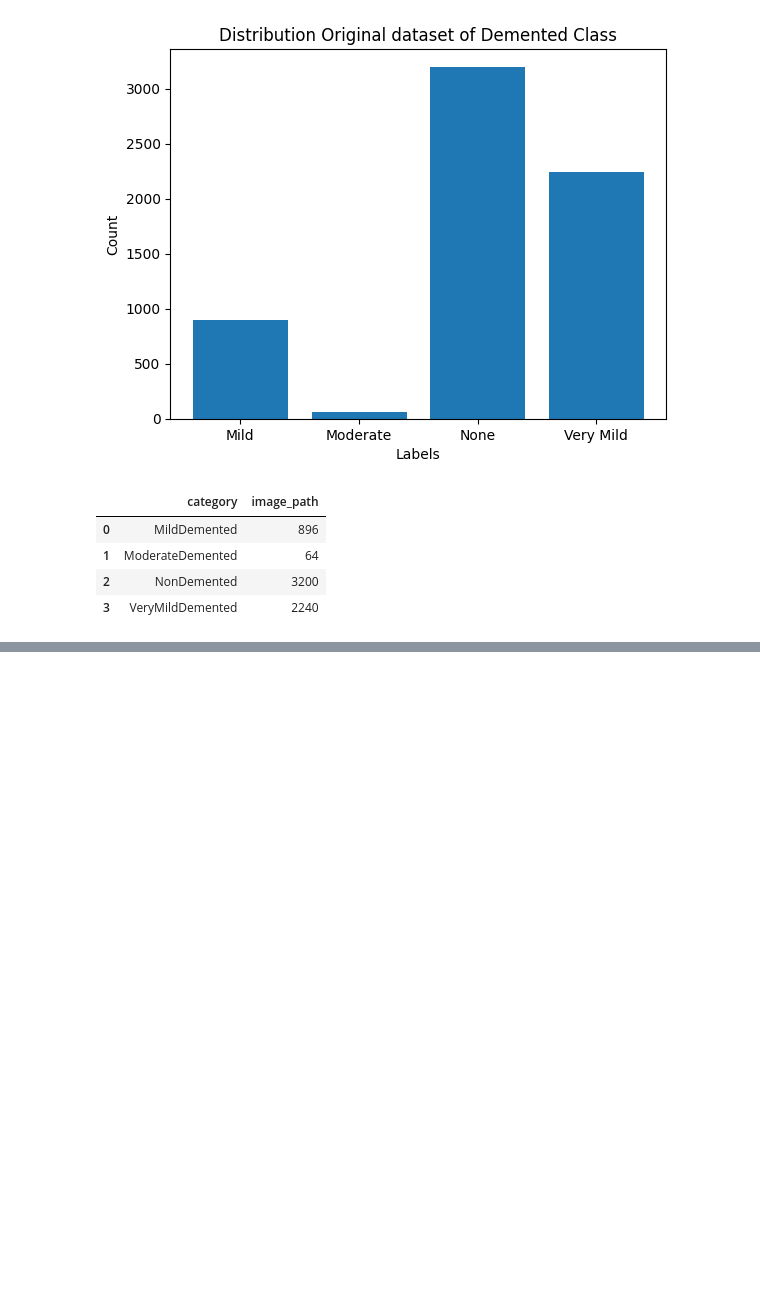
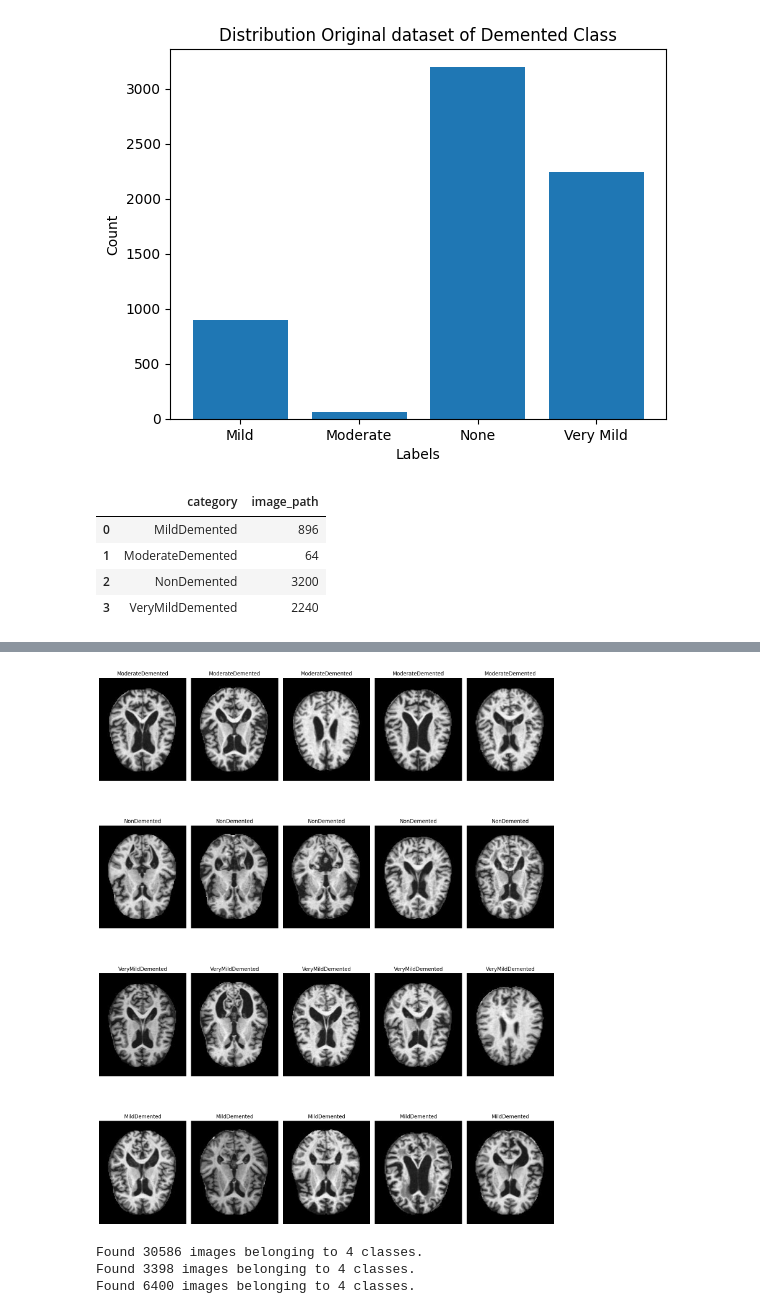
Before and after one commit to genandlam/kaggle-alzheimer-mri, a Jupyter notebook: augmented-alzheimer-mri.ipynb, the cells around one changed output, grey strips where cells are left out. Cells and saved outputs as stored; diff of their text form; code cells hidden in the pictures; blank space fills up the shorter version.

```diff
--- a/augmented-alzheimer-mri.ipynb
+++ b/augmented-alzheimer-mri.ipynb
@@ -127,0 +181,4 @@ graph_o
+# %%
+show_random_images("image_path", 5, df_o,False)
+# %% [output]
+[figure, added]
@@ -127,0 +193,25 @@ graph_o
+# %%
+datagen = IDG(rescale = 1./255, validation_split=0.1)
+
+train_gen = datagen.flow_from_directory(directory=dataset_path,
+                                             target_size=DIM,
+                                             batch_size=128,
+                                             class_mode='categorical',
+                                             subset='training',
+                                             shuffle=True)
+
+validation_gen = datagen.flow_from_directory(directory=dataset_path,
+                                             target_size=DIM,
+                                             batch_size=128,
+                                             class_mode='categorical',
+                                             subset='validation',
+                                             shuffle=True)
+
+test_gen = datagen.flow_from_directory(directory=o_dataset_path,
+                                             target_size=DIM,
+                                             batch_size=128,
+                                             class_mode='categorical')
+# %% [output]
+Found 30586 images belonging to 4 classes.
+Found 3398 images belonging to 4 classes.
+Found 6400 images belonging to 4 classes.
```
Also changed, not shown: parts of 11 cells of this notebook.
